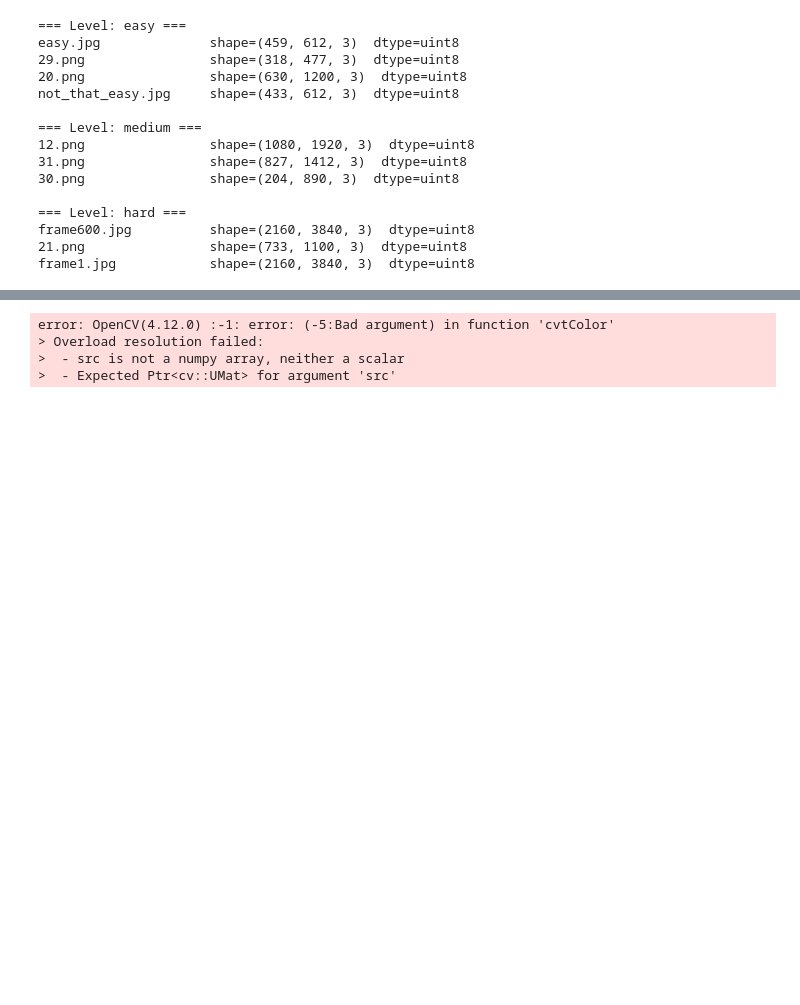
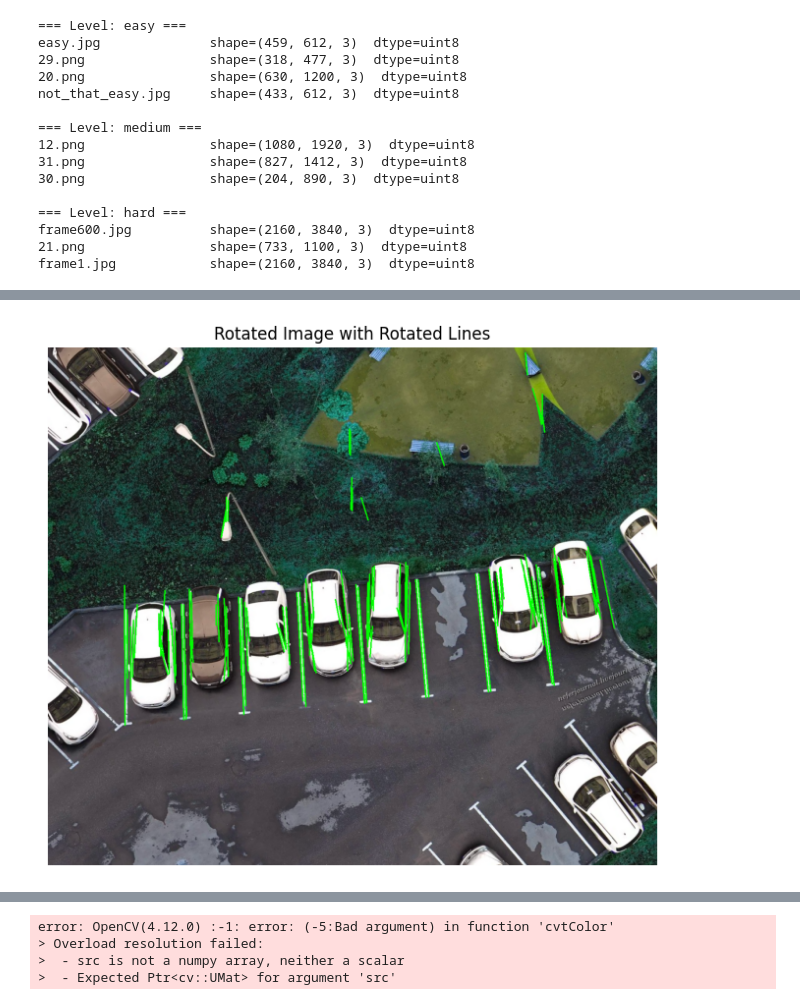
Before and after one commit to Bobfritguy/EE551_mini_project, a Jupyter notebook: mini_project.ipynb, the cells around one changed output, grey strips where cells are left out. Saved outputs shown, nothing was run; the diff lists cells and outputs as text; code cells hidden in the pictures; blank space fills up the shorter version.

Commit message:
Further experiments in line filtering

```diff
--- a/mini_project.ipynb
+++ b/mini_project.ipynb
@@ -350,0 +358,95 @@ filtered_lines, modal_angle_of_image = step_3(linesP, image)
+# %%
+def rotate_image_nocrop(image, angle_deg, threshold_deg=10):
+    """
+    Rotate an image around its center without cropping.
+    If |angle| < threshold_deg, no rotation is applied.
+    Returns (rotated_image, affine_matrix M).
+    """
+    # Skip rotation if angle is small
+    if abs(angle_deg) < threshold_deg:
+        M = None
+        return image.copy(), M
+
+    (h, w) = image.shape[:2]
+    center = (w / 2, h / 2)
+
+    # Rotation matrix
+    M = cv2.getRotationMatrix2D(center, angle_deg, 1.0)
+
+    # Compute new bounding box
+    cos = np.abs(M[0, 0])
+    sin = np.abs(M[0, 1])
+
+    new_w = int(h * sin + w * cos)
+    new_h = int(h * cos + w * sin)
+
+    # Adjust translation
+    M[0, 2] += (new_w / 2) - center[0]
+    M[1, 2] += (new_h / 2) - center[1]
+
+    # Rotate with reflection padding
+    rotated = cv2.warpAffine(
+        image, M, (new_w, new_h),
+        flags=cv2.INTER_LINEAR,
+        borderMode=cv2.BORDER_REFLECT_101
+    )
+
+    return rotated, M
+
+def rotate_points(segments, M):
+    """
+    Rotate a list of line segments using affine matrix M.
+    segments = [(x1,y1,x2,y2), ...]
+    Works even if M is the identity matrix (no rotation).
+    """
+    rotated = []
+    if M is None:
+        return segments
+
+    for (x1, y1, x2, y2) in segments:
+        p1 = M @ np.array([x1, y1, 1.0])
+        p2 = M @ np.array([x2, y2, 1.0])
+
+        rotated.append((
+            int(round(p1[0])),
+            int(round(p1[1])),
+            int(round(p2[0])),
+            int(round(p2[1]))
+        ))
+
+    return rotated
+
+def recompute_rho_theta_for_rotated_segments(rotated_segments):
+    updated = []
+    for (x1, y1, x2, y2) in rotated_segments:
+        rho, theta = line_to_rho_theta(x1, y1, x2, y2)
+        updated.append((rho, theta, x1, y1, x2, y2))
+    return updated
+
+rotation_angle_deg = np.rad2deg(modal_angle_of_image)
+print(rotation_angle_deg)
+rotated_image, M = rotate_image_nocrop(image, rotation_angle_deg, threshold_deg=10)
+
+segments = [(x1,y1,x2,y2) for (_,_,x1,y1,x2,y2) in filtered_lines]
+rotated_segments = rotate_points(segments, M)
+
+rotated_lines = []
+for (x1, y1, x2, y2) in rotated_segments:
+    new_rho, new_theta = line_to_rho_theta(x1, y1, x2, y2)
+    rotated_lines.append((new_rho, new_theta, x1, y1, x2, y2))
+
+
+# Make a drawable copy
+output = rotated_image.copy()
+
+# Draw each rotated segment
+for (_, _, x1, y1, x2, y2) in rotated_lines:
+    cv2.line(output, (x1, y1), (x2, y2), (0, 255, 0), 2)
+
+# Show it
+plt.figure(figsize=(8, 8))
+plt.imshow(output)
+plt.title("Rotated Image with Rotated Lines")
+plt.axis("off")
+plt.show()
+# %% [output]
@@ -351,3 +454,4 @@ filtered_lines, modal_angle_of_image = step_3(linesP, image)
+[figure, added]
 # %%
 def merge_by_midpoint(segments, merge_radius=50):
     """
```
Also changed, not shown: parts of 7 cells of this notebook.
